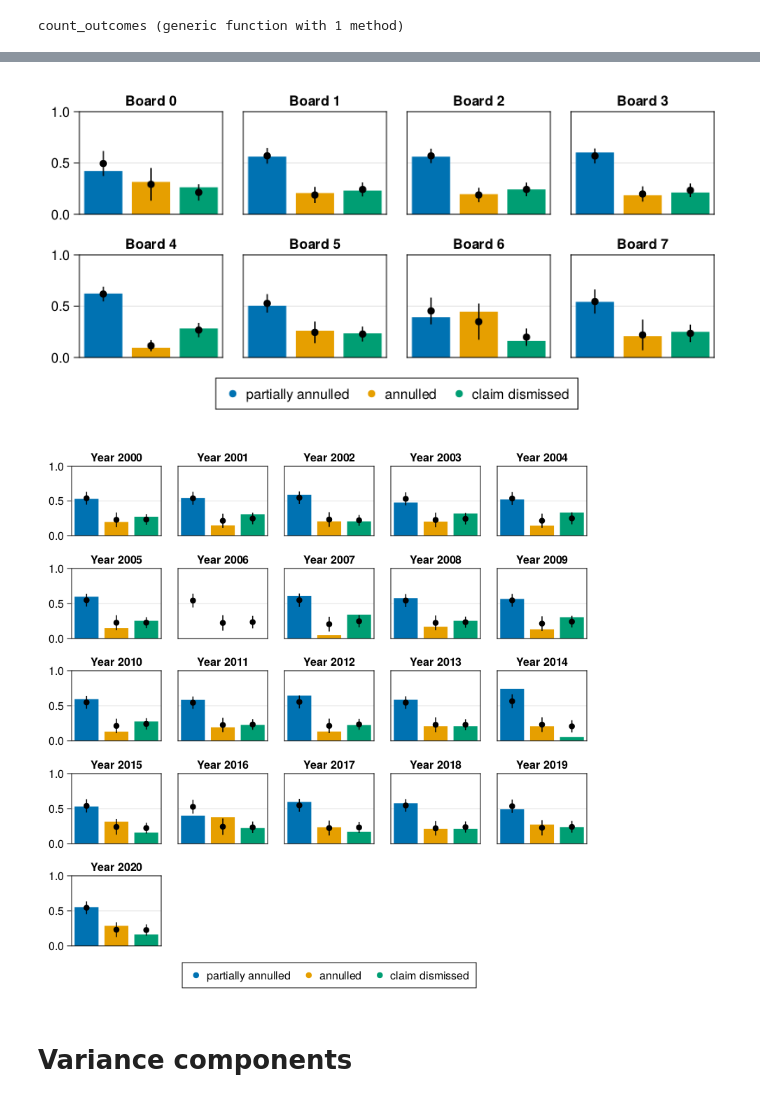
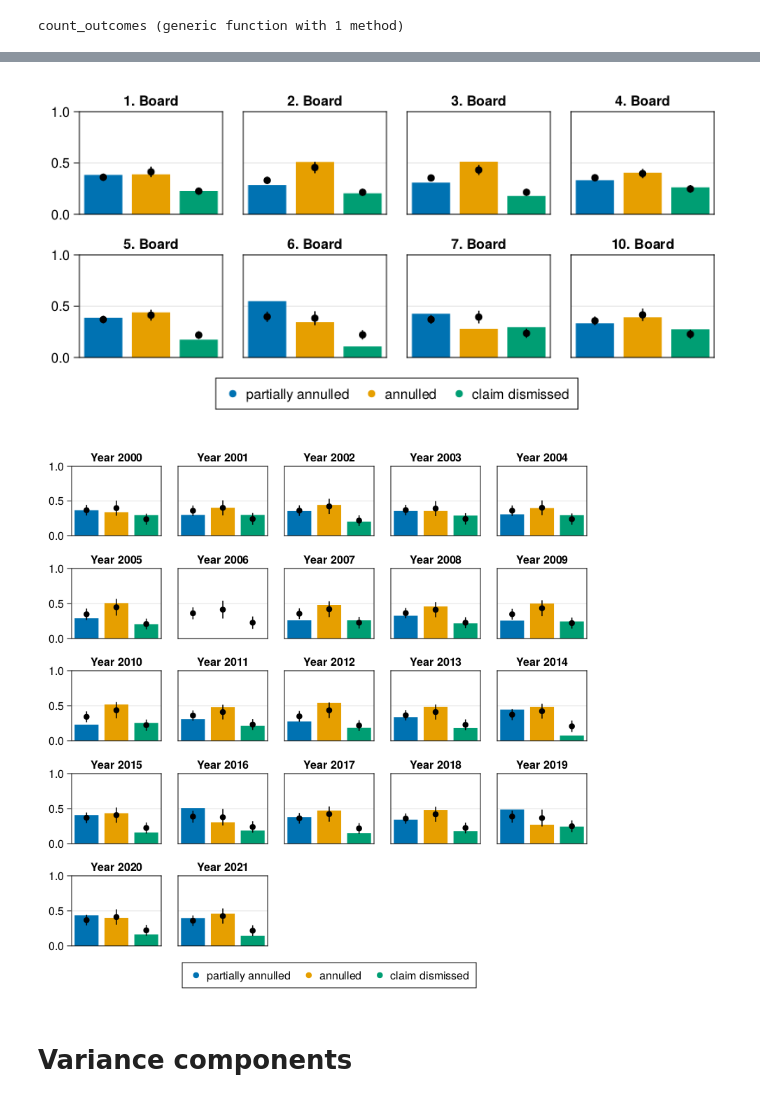
Before and after one commit to jfb-h/unified-judicial-decisions-analysis, a Jupyter notebook: scripts/final-results/model-results.ipynb, the cells around one changed output, grey strips where cells are left out. Saved outputs shown, nothing was run; the diff lists cells and outputs as text; code cells hidden in the pictures.

```diff
--- a/scripts/final-results/model-results.ipynb
+++ b/scripts/final-results/model-results.ipynb
@@ -4,8 +2,9 @@ using Revise
 using Model
 using LogExpFunctions: softmax
 using CairoMakie
-# %%
-decisions = Model.loaddata("../../data/processed/json_augmented");
+# %%
+decisions = Model.loaddata("../../data.jsonl");
+filter!(d -> length(judges(d)) > 0, decisions);
 # %%
 problem = BPatGModel(decisions);
 # %%
@@ -134,3 +133,7 @@ function count_outcomes(outcomes, groupvar)
 end
 # %% [output]
 count_outcomes (generic function with 1 method)
+# %%
+βs = map(post) do s
+    map(z -> softmax(vcat(0, s.α .+ z .* s.σs)), s.zs)
+end |> ArrayOfSimilarArrays |> flatview;
@@ -137,35 +175,37 @@ count_outcomes (generic function with 1 method)
 # %%
 x = let
     βs = map(post) do s
         map(z -> softmax(vcat(0, s.α .+ z .* s.σs)), s.zs)
     end |> ArrayOfSimilarArrays |> flatview
 
     means = map(mean, eachrow(βs))
     sds = map(std, eachrow(βs))
     counts = count_outcomes(problem.outcomes, problem.boards)
 
+    boardlabels = label.(sort(unique(board.(decisions)); by=id))
+
     fig = Figure(resolution=(800, 400))
     colors = Makie.wong_colors()
 
     for i in eachindex(means)
         pos = fldmod1(i, 4)
-        ax = Axis(fig[pos...]; title="Board $(i-1)")
+        ax = Axis(fig[pos...]; title=boardlabels[i])
         barplot!(ax, 1:3, counts[i] ./ sum(counts[i]); color=colors[1:3])
-        errorbars!(ax, 1:3, means[i], 2*sds[i]; color=:black)
+        errorbars!(ax, 1:3, means[i], sds[i]; color=:black)
         scatter!(ax, 1:3, means[i]; color=:black)
         hidexdecorations!(ax)
         xlims!(ax, 0.5, 3.5)
         ylims!(ax, 0, 1)
         last(pos) != 1 && (ax.yticksvisible = false; ax.yticklabelsvisible=false)
     end
 
     lelems = [MarkerElement(color=colors[c], marker=:circle) for c in 1:3]
     Legend(fig[end+1, :], lelems, problem.outcome_labels; nbanks=3, tellheight=true)
 
     fig
 end
 # %% [output]
-[figure, old version]
+[figure, new version]
 # %%
 x = let
     βs = map(post) do s
@@ -199,7 +239,7 @@ x = let
     fig
 end
 # %% [output]
-[figure, old version]
+[figure, new version]
 # %% [markdown]
 # Variance components
 # %%
```
Also changed, not shown: parts of 15 cells of this notebook, 3 other files.
